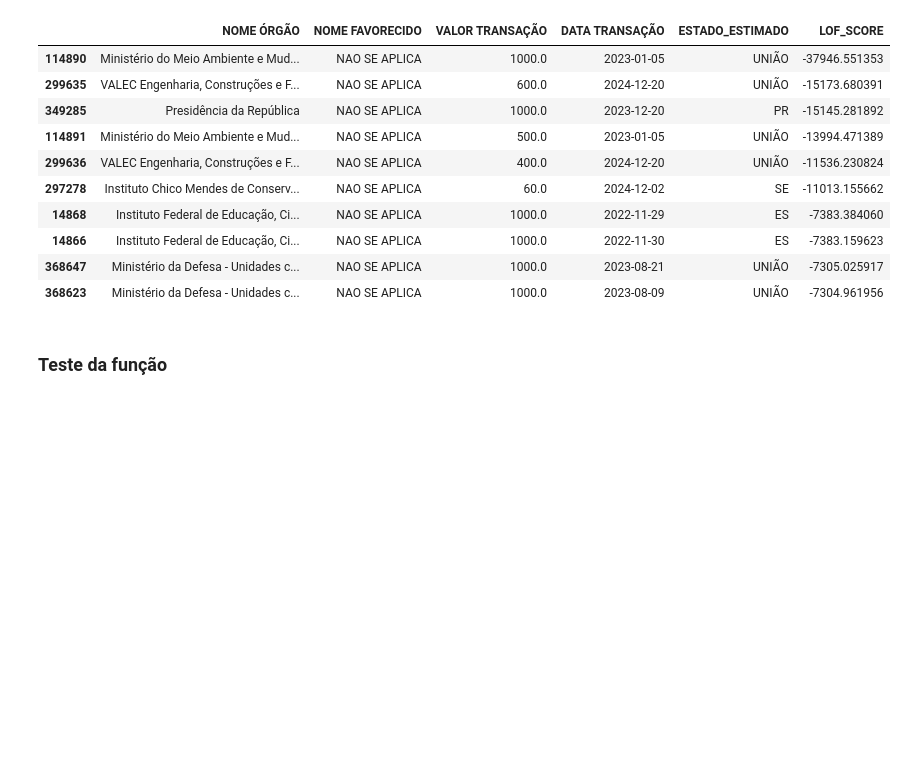
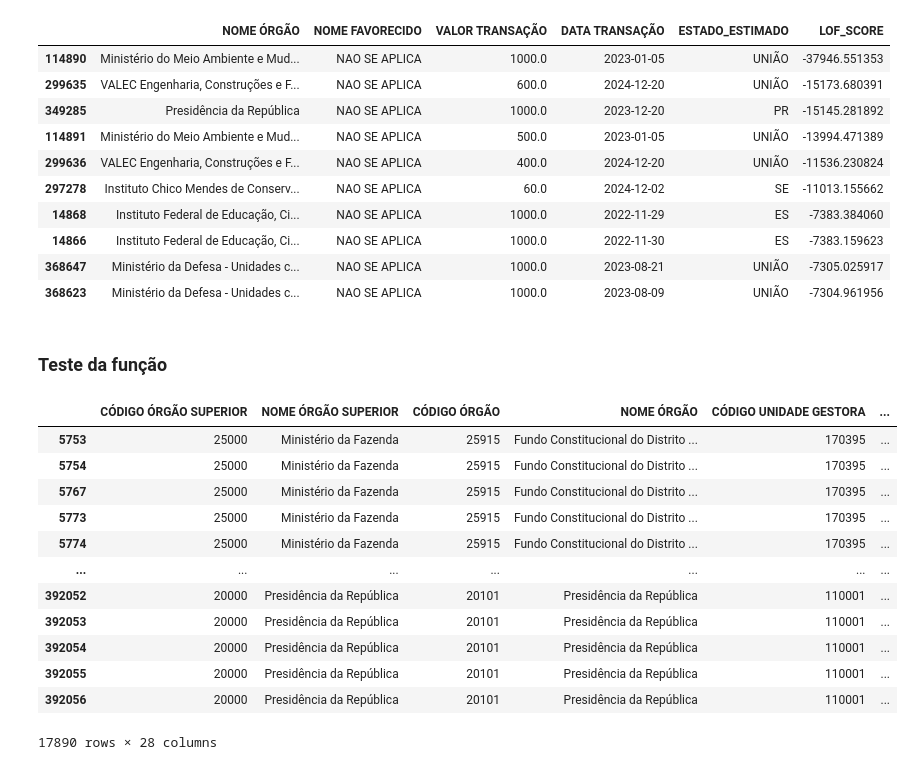
Before and after one commit to JSDA1102/Projeto-Jacurutu, a Jupyter notebook: notebooks/Baseline LOF.ipynb, the cells around one changed output. Cells and saved outputs as stored; diff of their text form; code cells hidden in the pictures; blank space fills up the shorter version.

```diff
--- a/notebooks/Baseline LOF.ipynb
+++ b/notebooks/Baseline LOF.ipynb
@@ -25,7 +25,6 @@ df_raw = load_and_combine_csvs(raw_path)
 
 df_clean = clean_dataframe(df_raw)
 
-df_clean = add_confidential_flags(df_clean)
 df_clean = apply_state_estimation(df_clean)
 df_clean = feature_engineering(df_clean)
 # %% [markdown]
@@ -102,4 +101,21 @@ top_anomalias.head(100)[cols_view]
 | 368623 | Ministério da Defesa - Unidades c... | NAO SE APLICA | 1000.0 | 2023-08-09 | UNIÃO | -7304.961956 |
 # %% [markdown]
 ### Teste da função
+# %%
+df_lof_class = run_lof_classified(df_clean)
+df_lof_class
+# %% [output]
+|  | CÓDIGO ÓRGÃO SUPERIOR | NOME ÓRGÃO SUPERIOR | CÓDIGO ÓRGÃO | NOME ÓRGÃO | CÓDIGO UNIDADE GESTORA | ... |
+| 5753 | 25000 | Ministério da Fazenda | 25915 | Fundo Constitucional do Distrito ... | 170395 | ... |
+| 5754 | 25000 | Ministério da Fazenda | 25915 | Fundo Constitucional do Distrito ... | 170395 | ... |
+| 5767 | 25000 | Ministério da Fazenda | 25915 | Fundo Constitucional do Distrito ... | 170395 | ... |
+| 5773 | 25000 | Ministério da Fazenda | 25915 | Fundo Constitucional do Distrito ... | 170395 | ... |
+| 5774 | 25000 | Ministério da Fazenda | 25915 | Fundo Constitucional do Distrito ... | 170395 | ... |
+| ... | ... | ... | ... | ... | ... | ... |
+| 392052 | 20000 | Presidência da República | 20101 | Presidência da República | 110001 | ... |
+| 392053 | 20000 | Presidência da República | 20101 | Presidência da República | 110001 | ... |
+| 392054 | 20000 | Presidência da República | 20101 | Presidência da República | 110001 | ... |
+| 392055 | 20000 | Presidência da República | 20101 | Presidência da República | 110001 | ... |
+| 392056 | 20000 | Presidência da República | 20101 | Presidência da República | 110001 | ... |
+17890 rows × 28 columns
 # %%
```
Also changed, not shown: parts of 2 cells of this notebook, 1 other file.
